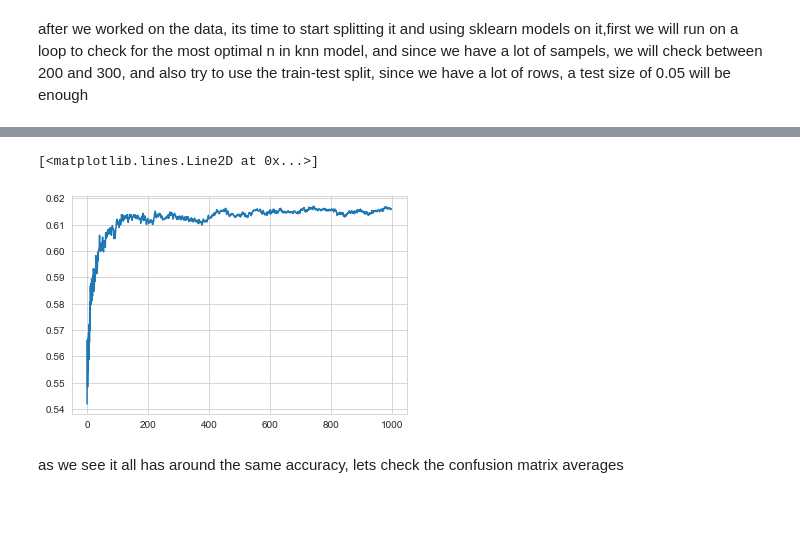
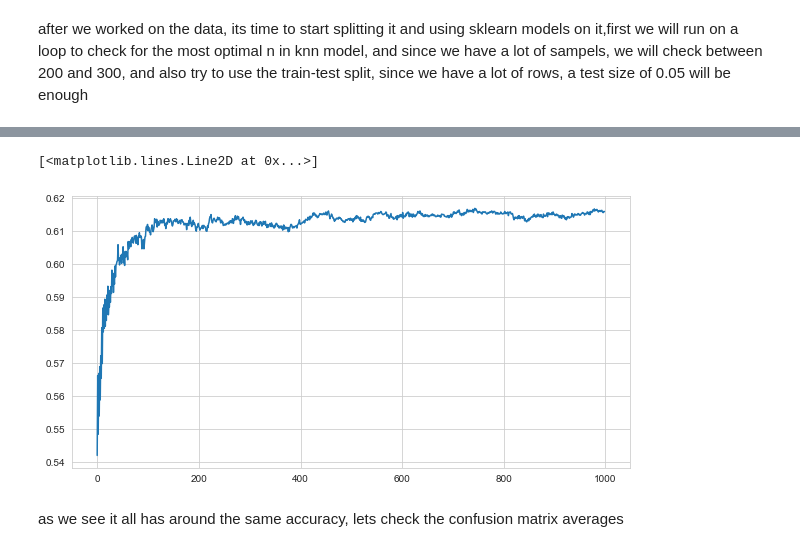
Before and after one commit to LiorBreitman8234/DataScienceFinalProjcet, a Jupyter notebook: nba shots.ipynb, the cells around one changed output, grey strips where cells are left out. Cells and saved outputs as stored; diff of their text form; code cells hidden in the pictures; blank space fills up the shorter version.

```diff
--- a/nba shots.ipynb
+++ b/nba shots.ipynb
@@ -740,8 +721,9 @@ for k in k_range:
 # %%
+plt.figure(figsize = [10,5])
 plt.plot(k_scores_1)
 # %% [output]
 [<matplotlib.lines.Line2D at 0x...>]
-[figure, old version]
+[figure, new version]
 # %% [markdown]
 as we see it all has around the same accuracy, lets check the confusion matrix averages
 # %%
```
Also changed, not shown: parts of 39 cells of this notebook.
